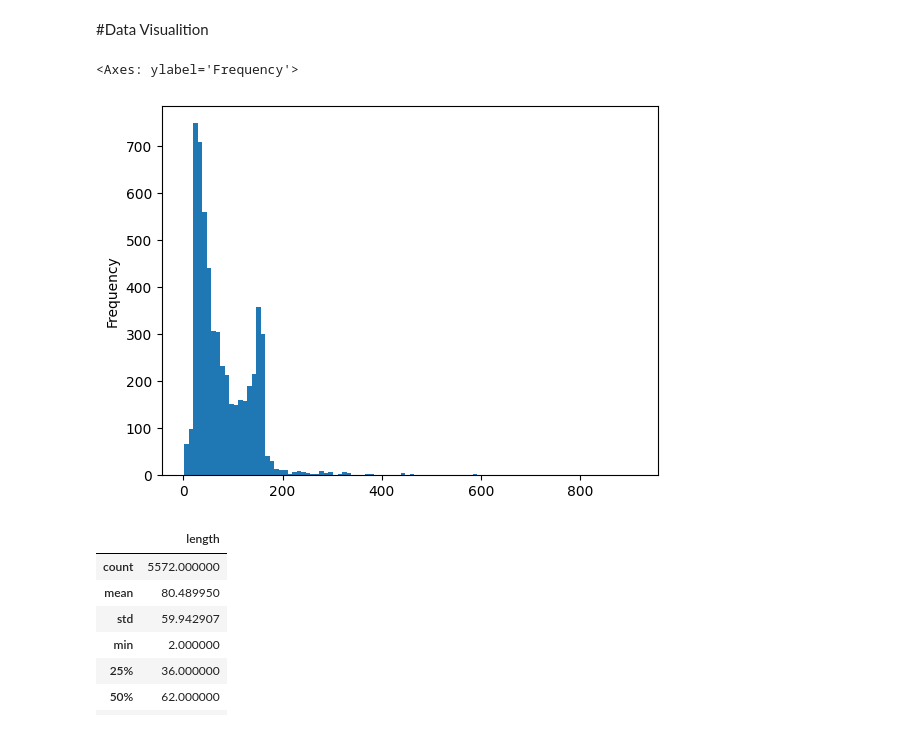
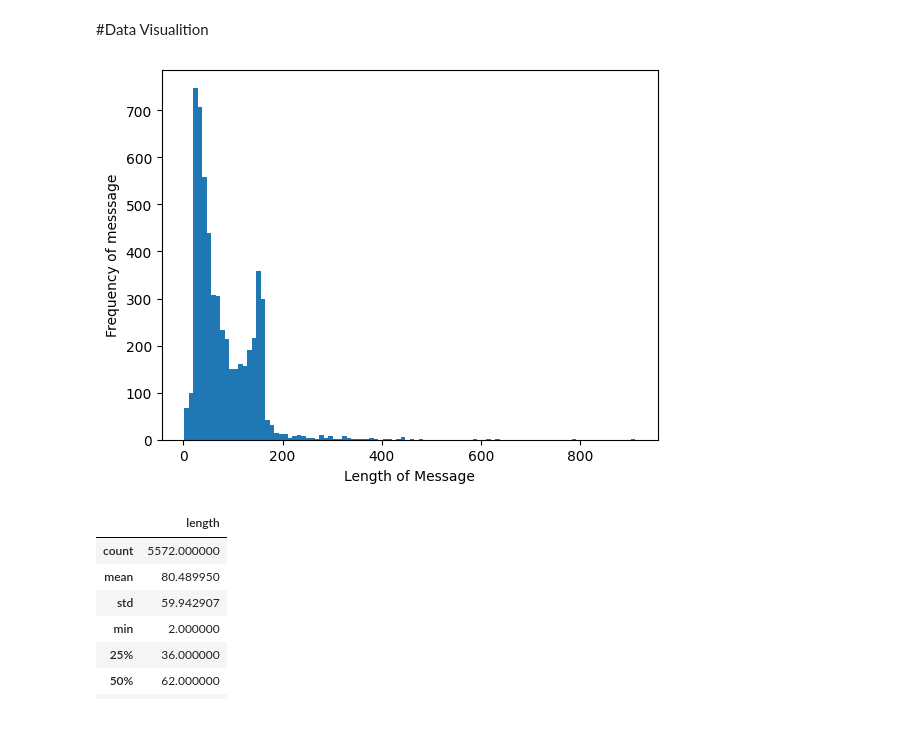
Before and after one commit to kasireddyasam/AI-course-, a Jupyter notebook: Natural_Language_Processing.ipynb, the cells around one changed output. Cells and saved outputs as stored; diff of their text form; code cells hidden in the pictures.

```diff
--- a/Natural_Language_Processing.ipynb
+++ b/Natural_Language_Processing.ipynb
@@ -50,9 +50,11 @@ import matplotlib.pyplot as plt
 import seaborn as sns
 # %%
 messages['length'].plot(bins=100,kind='hist')
+plt.xlabel("Length of Message")
+plt.ylabel("Frequency of messsage")
+plt.show()
 # %% [output]
-<Axes: ylabel='Frequency'>
-[figure, old version]
+[figure, new version]
 # %%
 messages.describe()
 # %% [output]
```
Also changed, not shown: parts of 35 cells of this notebook.
